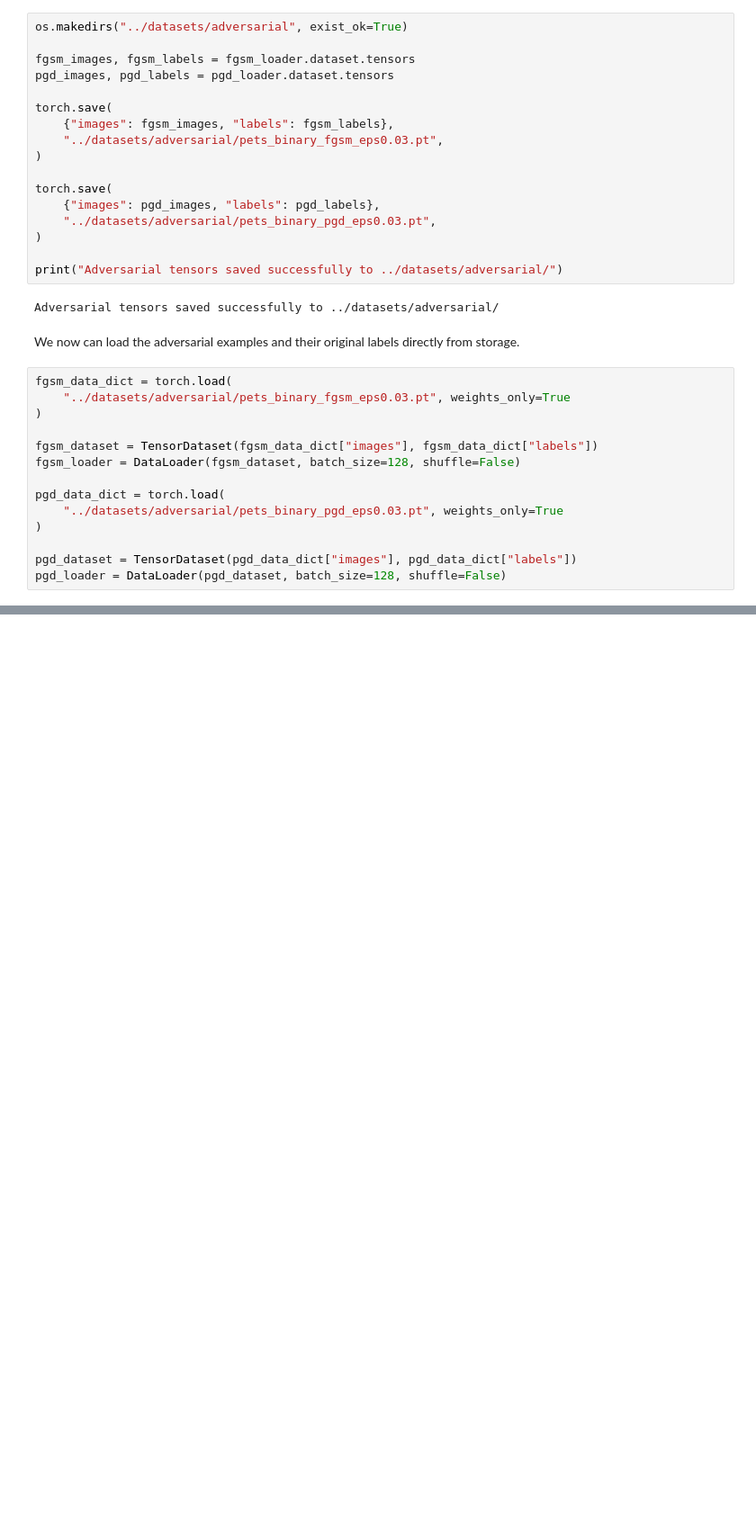
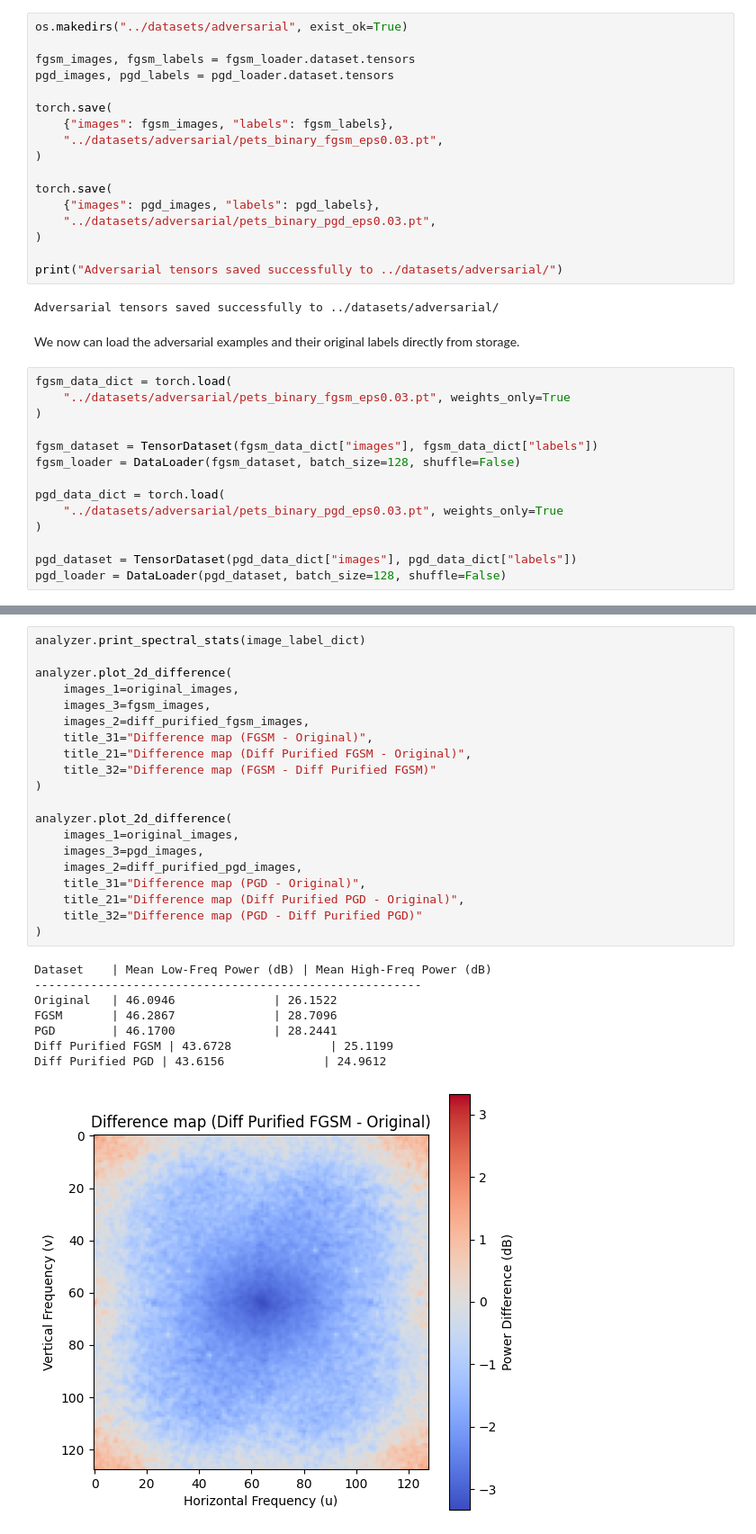
Before and after one commit to alpinedev51/gap, a Jupyter notebook: notebooks/spectral_analysis_pets_2.ipynb, the cells around one changed output, grey strips where cells are left out. Shown at 90% size. Drawn from its saved outputs; the diff is of its cells as text; blank space fills up the shorter version.

```diff
--- a/notebooks/spectral_analysis_pets_2.ipynb
+++ b/notebooks/spectral_analysis_pets_2.ipynb
@@ -241,0 +359,29 @@ PGD        | 31.5305              | 13.7002
+# %%
+analyzer.print_spectral_stats(image_label_dict)
+
+analyzer.plot_2d_difference(
+    images_1=original_images,
+    images_3=fgsm_images,
+    images_2=diff_purified_fgsm_images,
+    title_31="Difference map (FGSM - Original)",
+    title_21="Difference map (Diff Purified FGSM - Original)",
+    title_32="Difference map (FGSM - Diff Purified FGSM)"
+)
+
+analyzer.plot_2d_difference(
+    images_1=original_images,
+    images_3=pgd_images,
+    images_2=diff_purified_pgd_images,
+    title_31="Difference map (PGD - Original)",
+    title_21="Difference map (Diff Purified PGD - Original)",
+    title_32="Difference map (PGD - Diff Purified PGD)"
+)
+# %% [output]
+Dataset    | Mean Low-Freq Power (dB) | Mean High-Freq Power (dB)
+-------------------------------------------------------
+Original   | 46.0946              | 26.1522
+FGSM       | 46.2867              | 28.7096
+PGD        | 46.1700              | 28.2441
+Diff Purified FGSM | 43.6728              | 25.1199
+Diff Purified PGD | 43.6156              | 24.9612
+[figure, added]
```
Also changed, not shown: parts of 26 cells of this notebook, 2 other files.
